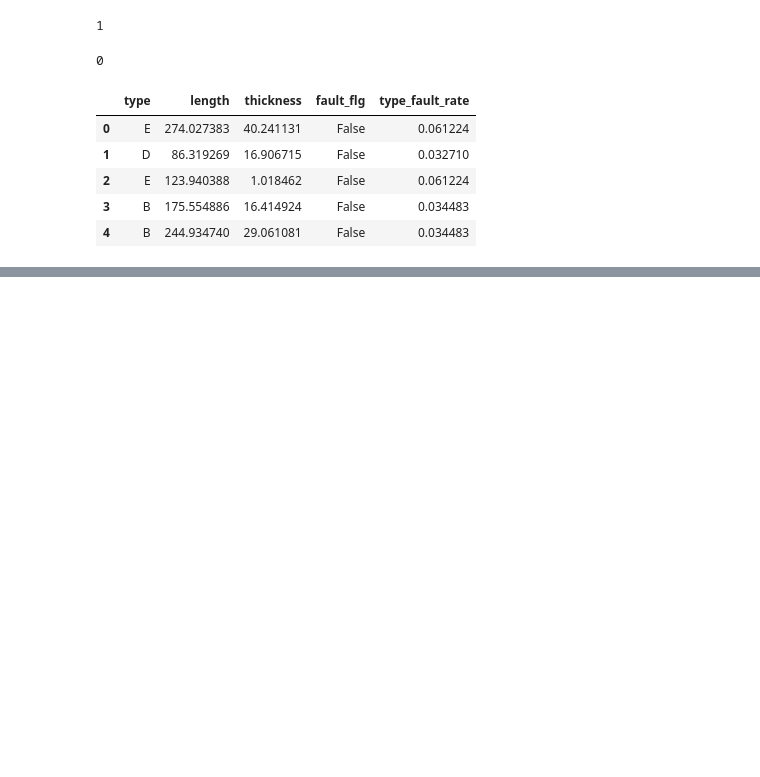
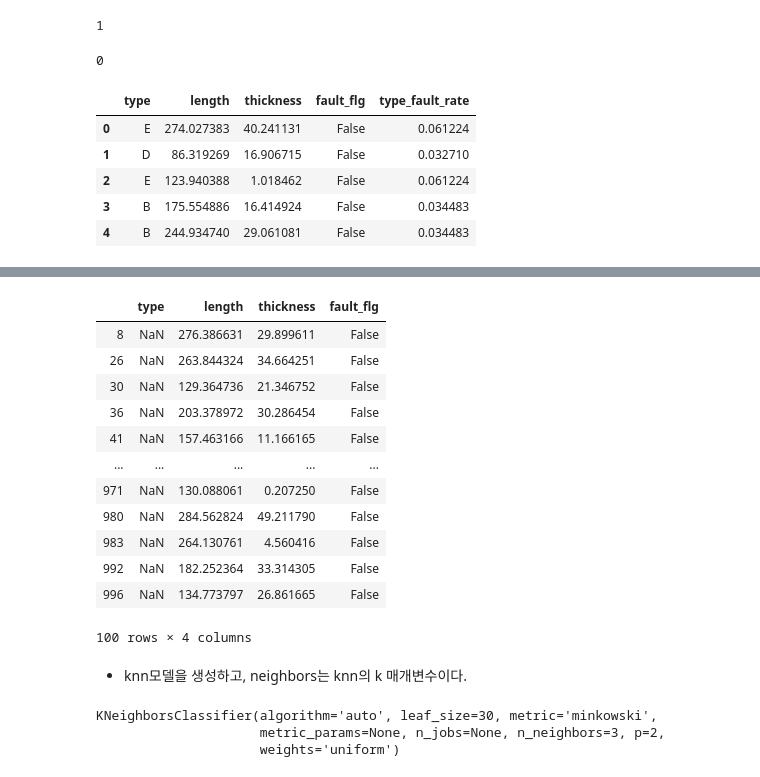
Before and after one commit to suhyun-cho/study, a Jupyter notebook: Data-Preprocessing/009_category.ipynb, the cells around one changed output, grey strips where cells are left out. Saved outputs shown, nothing was run; the diff lists cells and outputs as text; code cells hidden in the pictures; blank space fills up the shorter version.

Commit message:
apply KNN algorithm in missing-value

```diff
--- a/Data-Preprocessing/009_category.ipynb
+++ b/Data-Preprocessing/009_category.ipynb
@@ -304,0 +387,2 @@ production.head()
+# %%
+production_missc_tb=pd.read_csv('./data/production_missing_category.csv',encoding='UTF-8')
@@ -304,0 +397,2 @@ production.head()
+# %%
+production_missc_tb.replace('None',np.nan, inplace=True)
@@ -304,0 +403,3 @@ production.head()
+# %%
+# 결손이 발생하지 않은 데이터
+train=production_missc_tb.dropna(subset=['type'],inplace=False)
@@ -304,0 +433,20 @@ production.head()
+# %%
+# 결손이 발생한 데이터
+test=production_missc_tb.loc[production_missc_tb.index.difference(train.index),:]
+test
+# %% [output]
+|  | type | length | thickness | fault_flg |
+| 8 | NaN | 276.386631 | 29.899611 | False |
+| 26 | NaN | 263.844324 | 34.664251 | False |
+| 30 | NaN | 129.364736 | 21.346752 | False |
+| 36 | NaN | 203.378972 | 30.286454 | False |
+| 41 | NaN | 157.463166 | 11.166165 | False |
+| ... | ... | ... | ... | ... |
+| 971 | NaN | 130.088061 | 0.207250 | False |
+| 980 | NaN | 284.562824 | 49.211790 | False |
+| 983 | NaN | 264.130761 | 4.560416 | False |
+| 992 | NaN | 182.252364 | 33.314305 | False |
+| 996 | NaN | 134.773797 | 26.861665 | False |
+100 rows × 4 columns
+# %% [markdown]
+* knn모델을 생성하고, neighbors는 knn의 k 매개변수이다.
@@ -304,0 +455,6 @@ production.head()
+# %%
+kn.fit(train[['length','thickness']],train['type'])
+# %% [output]
+KNeighborsClassifier(algorithm='auto', leaf_size=30, metric='minkowski',
+                     metric_params=None, n_jobs=None, n_neighbors=3, p=2,
+                     weights='uniform')
```
Also changed, not shown: parts of 13 cells of this notebook.
